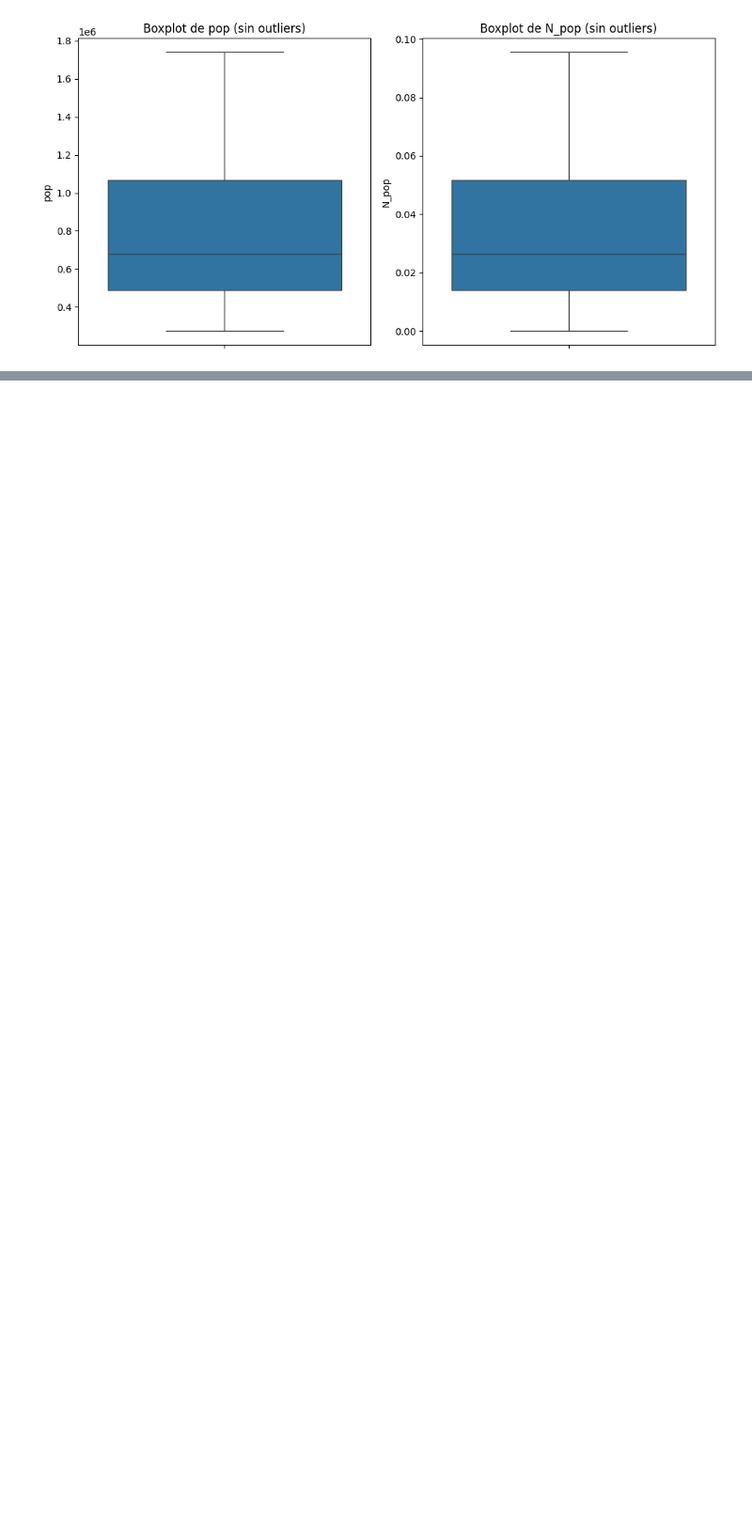
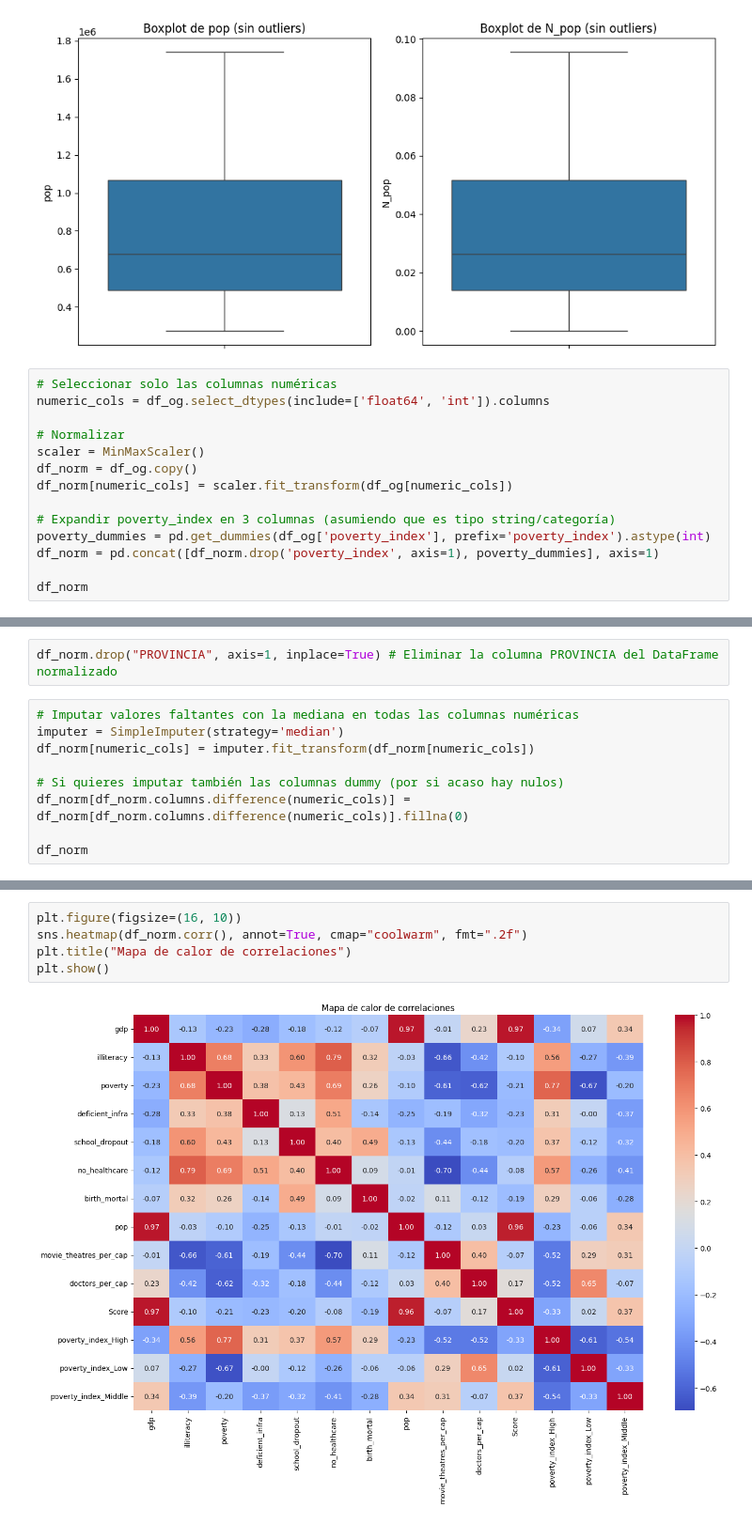
Before and after one commit to dirre44/Lab_de_recopilacion_Parcial_1, a Jupyter notebook: parcial1.ipynb, the cells around one changed output, grey strips where cells are left out. Shown: that part at 94% size. Drawn from its saved outputs; the diff is of its cells as text; blank space fills up the shorter version.

```diff
--- a/parcial1.ipynb
+++ b/parcial1.ipynb
@@ -289,3 +289,17 @@ plt.tight_layout()
 plt.show()
 # %% [output]
 [figure]
+# %%
+# Seleccionar solo las columnas numéricas
+numeric_cols = df_og.select_dtypes(include=['float64', 'int']).columns
+
+# Normalizar
+scaler = MinMaxScaler()
+df_norm = df_og.copy()
+df_norm[numeric_cols] = scaler.fit_transform(df_og[numeric_cols])
+
+# Expandir poverty_index en 3 columnas (asumiendo que es tipo string/categoría)
+poverty_dummies = pd.get_dummies(df_og['poverty_index'], prefix='poverty_index').astype(int)
+df_norm = pd.concat([df_norm.drop('poverty_index', axis=1), poverty_dummies], axis=1)
+
+df_norm
@@ -291,0 +324,11 @@ plt.show()
+# %%
+df_norm.drop("PROVINCIA", axis=1, inplace=True) # Eliminar la columna PROVINCIA del DataFrame normalizado
+# %%
+# Imputar valores faltantes con la mediana en todas las columnas numéricas
+imputer = SimpleImputer(strategy='median')
+df_norm[numeric_cols] = imputer.fit_transform(df_norm[numeric_cols])
+
+# Si quieres imputar también las columnas dummy (por si acaso hay nulos)
+df_norm[df_norm.columns.difference(numeric_cols)] = df_norm[df_norm.columns.difference(numeric_cols)].fillna(0)
+
+df_norm
@@ -291,0 +373,7 @@ plt.show()
+# %%
+plt.figure(figsize=(16, 10))
+sns.heatmap(df_norm.corr(), annot=True, cmap="coolwarm", fmt=".2f")
+plt.title("Mapa de calor de correlaciones")
+plt.show()
+# %% [output]
+[figure, added]
```
Also changed, not shown: parts of 4 cells of this notebook.
